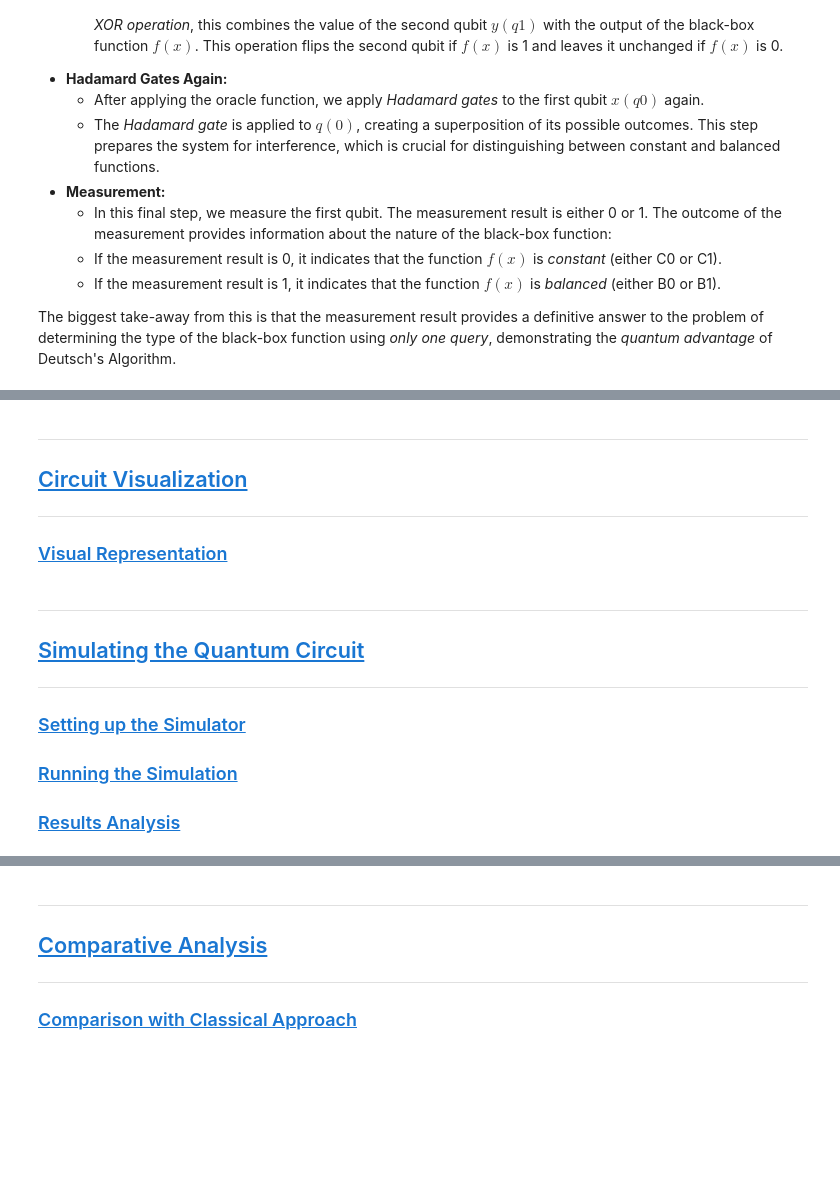
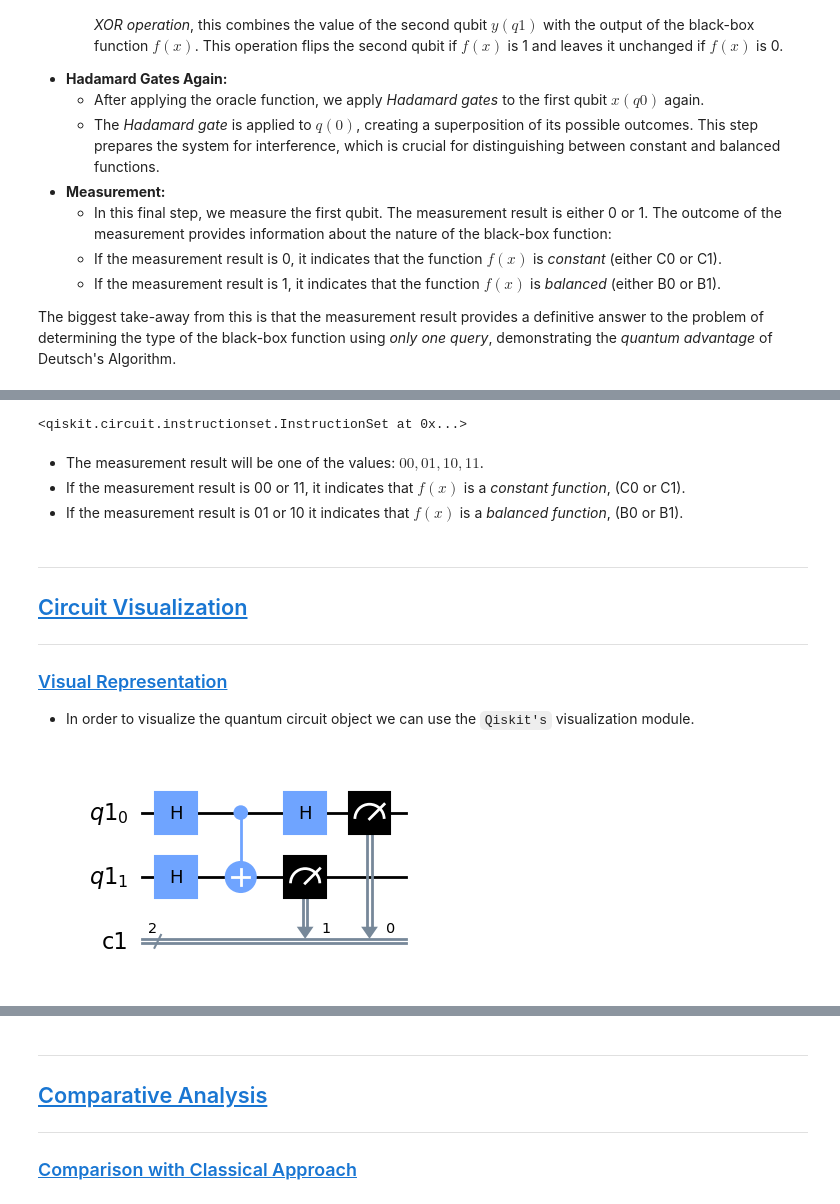
Before and after one commit to PieroniJV/Assessment, a Jupyter notebook: project.ipynb, the cells around one changed output, grey strips where cells are left out. Saved outputs shown, nothing was run; the diff lists cells and outputs as text; code cells hidden in the pictures; blank space fills up the shorter version.

Commit message:
Quantum circuit implementation, visualization and simulation

```diff
--- a/project.ipynb
+++ b/project.ipynb
@@ -210,0 +220,4 @@ circuit = QuantumCircuit(qreg, creg)
+# %%
+# Apply Hadamard gate (H) to both qubits
+circuit.h(qreg[0])
+circuit.h(qreg[1])
@@ -210,0 +249,3 @@ circuit = QuantumCircuit(qreg, creg)
+# %%
+# Apply Hadamard gate (H) to the first qubit
+circuit.h(qreg[0])
@@ -211,3 +260,17 @@ circuit = QuantumCircuit(qreg, creg)
+# %%
+# Step 4: Measurement
+
+# Measure the first qubit (q[0]) and store the result in c[0]
+circuit.measure(qreg[0], creg[0])
+
+# Measure the second qubit (q[1]) and store the result in c[1]
+circuit.measure(qreg[1], creg[1])
+# %% [output]
+<qiskit.circuit.instructionset.InstructionSet at 0x...>
+# %% [markdown]
+- The measurement result will be one of the values: ${00, 01, 10, 11}$.
+- If the measurement result is 00 or 11, it indicates that $f(x)$ is a *constant function*, (C0 or C1).
+- If the measurement result is 01 or 10 it indicates that $f(x)$ is a *balanced function*, (B0 or B1).
 # %% [markdown]
 <hr>
 
@@ -216,13 +279,13 @@ circuit = QuantumCircuit(qreg, creg)
 <hr>
 
 ### <a id='toc1_7_1_'></a>[Visual Representation](#toc0_)
+
+- In order to visualize the quantum circuit object we can use the `Qiskit's` visualization module.
-# %% [markdown]
-<hr>
-
-## <a id='toc1_8_'></a>[Simulating the Quantum Circuit](#toc0_)
-
-<hr>
-
-### <a id='toc1_8_1_'></a>[Setting up the Simulator](#toc0_)
-### <a id='toc1_8_2_'></a>[Running the Simulation](#toc0_)
-### <a id='toc1_8_3_'></a>[Results Analysis](#toc0_)
+# %%
+# Import necessary libraries from Qiskit
+from qiskit.visualization import circuit_drawer
+
+# Visualize the quantum circuit and display it as a Matplotlib figure
+circuit_drawer(circuit, output="mpl")
+# %% [output]
+[figure, added]
```
Also changed, not shown: parts of 19 cells of this notebook, 3 other files.
